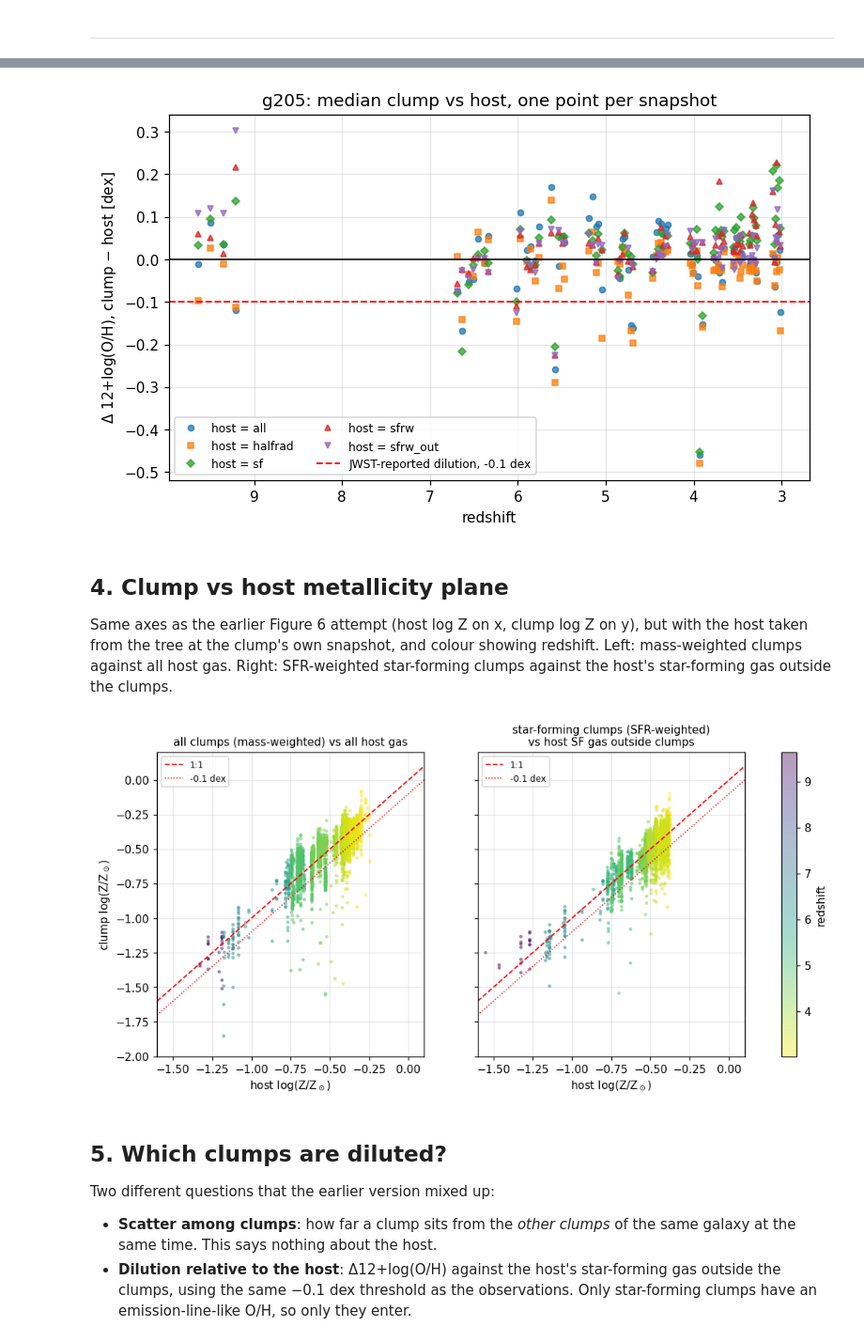
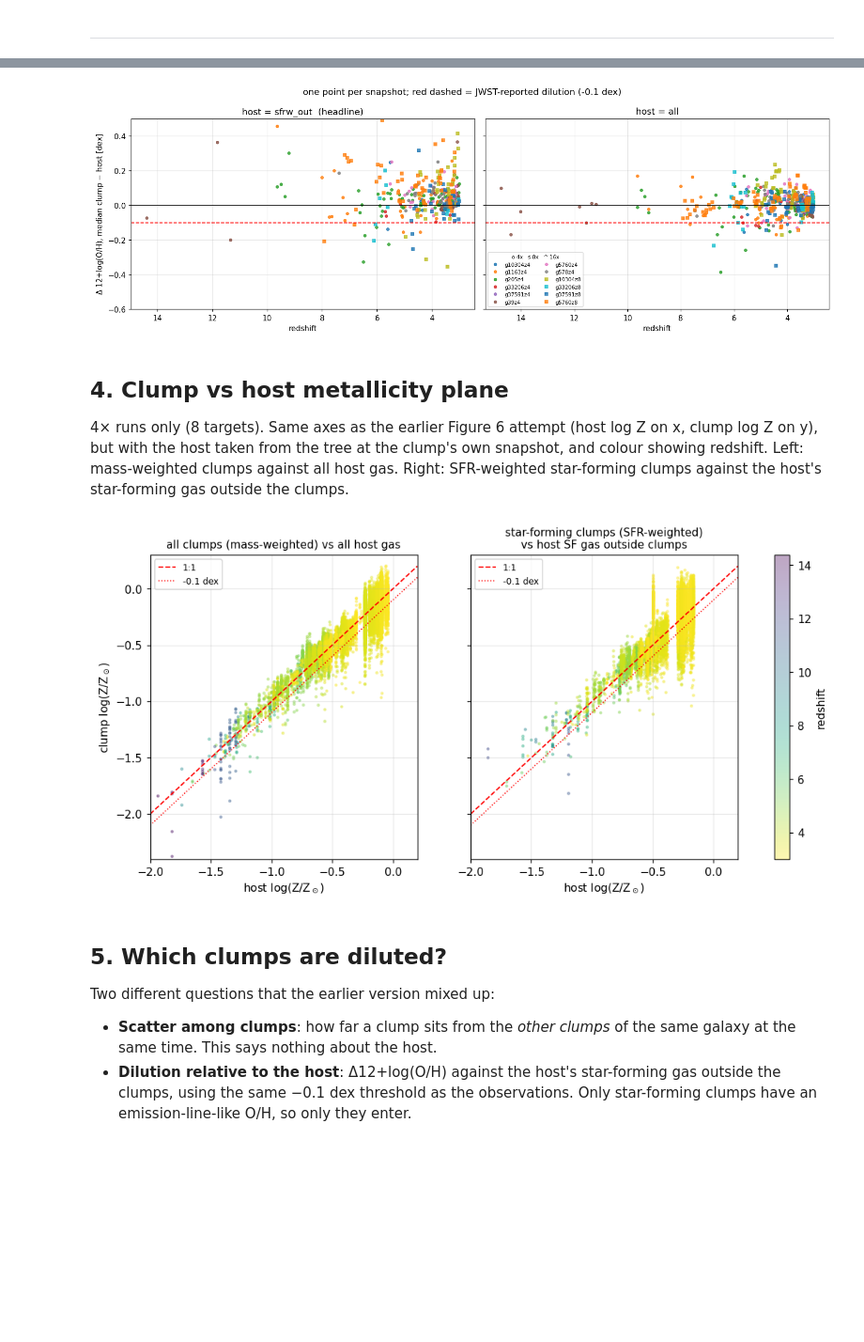
Before and after one commit to changhyun-cho/clumps, a Jupyter notebook: clumps.ipynb, the cells around one changed output, grey strips where cells are left out. Shown at 94% size. Cells and saved outputs as stored; diff of their text form; code cells hidden in the pictures; blank space fills up the shorter version.

```diff
--- a/clumps.ipynb
+++ b/clumps.ipynb
@@ -273,6 +273,7 @@ def load_host(path):
     out = pd.DataFrame({"Snapshot": t["snap"].astype(int),
                         "GroupID": t["Group_GroupID"].astype(int),
                         "R200": t["phys_Group_Group_R_Crit200_kpc"],
+                        "rhalf_star": t["phys_Sub_SubhaloHalfmassRadType_4_kpc"],
                         "rank": t["Sub_SubhaloRankInGr"].astype(int),
                         "host_SFR": t["Sub_SubhaloSFR"],
                         "group_SFR": t["Group_GroupSFR"],
@@ -290,8 +291,9 @@ def load_host(path):
 
 
 hosts = {}
-for path in sorted(glob.glob("*_host_halo.csv")):
+# repo root first, host_trees/ last, so host_trees/ wins if a run is in both
+for path in sorted(glob.glob("*_host_halo.csv")) + sorted(glob.glob("host_trees/*_host_halo.csv")):
     target, zoom = os.path.basename(path).replace("_host_halo.csv", "").split("_")
     hosts[target + zoom] = load_host(path)
-print("runs with a host tree:", list(hosts))
+print("runs with a host tree (%d): %s" % (len(hosts), ", ".join(hosts)))
 # %% [output]
@@ -309,5 +315,11 @@ Everything below assumes that clouds with `HaloID == Group_GroupID` belong to th
 # %%
 allclouds = tz_gmc.load(variant="fiducial")      # every cloud, unresolved included
+
+
+def rho(a, b):
+    """Spearman rho, NaN when there are too few points to mean anything."""
+    a, b = np.asarray(a, float), np.asarray(b, float)
+    return spearmanr(a, b)[0] if len(a) >= 3 else np.nan
 
 
 def host_match_table(run, host):
@@ -355,8 +367,8 @@ for run, host in hosts.items():
         "reshuffled: HaloID 0 max SFR / host": z_rs["r_SFR"].max(),
         "reshuffled: matched median Z ratio": m_rs["r_Z"].median(),
         # test 3
-        "tracking rho, matched": spearmanr(tr_yes["SFR"], tr_yes["Snapshot"].map(h["host_SFR"]))[0],
-        "tracking rho, other": spearmanr(tr_no["SFR"], tr_no["Snapshot"].map(h["host_SFR"]))[0],
+        "tracking rho, matched": rho(tr_yes["SFR"], tr_yes["Snapshot"].map(h["host_SFR"])),
+        "tracking rho, other": rho(tr_no["SFR"], tr_no["Snapshot"].map(h["host_SFR"])),
         # test 4
         "satellite snapshots with host clouds": int(sat["Snapshot"].nunique()),
     })
@@ -601,34 +707,38 @@ Delta 12+log(O/H) = clump - host, dex; median [16th, 84th] over snapshots
 # %%
-fig, ax = plt.subplots(figsize=(8, 4.6))
-for key, mk in zip(HOSTS, "osD^v"):
-    ax.plot(snaps["z"], snaps[f"dOH_{key}"], mk, ms=4, alpha=0.75, label=f"host = {key}")
-ax.axhline(0, color="k", lw=1)
-ax.axhline(-0.1, color="r", ls="--", lw=1.2, label="JWST-reported dilution, -0.1 dex")
-ax.invert_xaxis()
-ax.set_xlabel("redshift")
-ax.set_ylabel(r"$\Delta$ 12+log(O/H), clump $-$ host [dex]")
-ax.set_title("g205: median clump vs host, one point per snapshot")
-ax.legend(fontsize=8, ncol=2)
+fig, axes = plt.subplots(1, 2, figsize=(14, 4.8), sharey=True)
+for ax, key in zip(axes, ["sfrw_out", "all"]):
+    for (res, run), s in snaps.groupby(["res", "Run"]):
+        ax.plot(s["z"], s[f"dOH_{key}"], {4: "o", 8: "s", 16: "^"}[res], ms=3.5, alpha=0.8, label=run)
+    ax.axhline(0, color="k", lw=1)
+    ax.axhline(-0.1, color="r", ls="--", lw=1.2)
+    ax.invert_xaxis()
+    ax.set_xlabel("redshift")
+    ax.set_title(f"host = {key}" + ("  (headline)" if key == "sfrw_out" else ""))
+axes[0].set_ylabel(r"$\Delta$ 12+log(O/H), median clump $-$ host [dex]")
+axes[1].legend(fontsize=7, ncol=2, loc="lower left", title="o 4x   s 8x   ^ 16x", title_fontsize=7)
+axes[0].set_ylim(-0.6, 0.5)
+plt.suptitle("one point per snapshot; red dashed = JWST-reported dilution (-0.1 dex)")
+plt.tight_layout()
 plt.show()
 # %% [output]
-[figure, old version]
+[figure, new version]
 # %% [markdown]
 ## 4. Clump vs host metallicity plane
 
-Same axes as the earlier Figure 6 attempt (host log Z on x, clump log Z on y), but with the host taken from the tree at the clump's own snapshot, and colour showing redshift. Left: mass-weighted clumps against all host gas. Right: SFR-weighted star-forming clumps against the host's star-forming gas outside the clumps.
+4× runs only (8 targets). Same axes as the earlier Figure 6 attempt (host log Z on x, clump log Z on y), but with the host taken from the tree at the clump's own snapshot, and colour showing redshift. Left: mass-weighted clumps against all host gas. Right: SFR-weighted star-forming clumps against the host's star-forming gas outside the clumps.
 # %%
-pc = clumps.join(snaps[["Z_sfrw_out"]], on=["Run", "Snapshot"])
+pc = clumps[clumps["res"] == 4].join(snaps[["Z_sfrw_out"]], on=["Run", "Snapshot"])
 fig, axes = plt.subplots(1, 2, figsize=(12, 5), sharex=True, sharey=True)
-lims = [-1.6, 0.1]
+lims = [-2.0, 0.2]
 panels = [("Z_all", "Z_Zsun", "all clumps (mass-weighted) vs all host gas", pc),
           ("Z_sfrw_out", "Z_sfr_Zsun", "star-forming clumps (SFR-weighted)\nvs host SF gas outside clumps",
            pc[pc["star_forming"]])]
 for ax, (xcol, ycol, title, d) in zip(axes, panels):
     d = d[(d[xcol] > 0) & (d[ycol] > 0)]
-    sc = ax.scatter(np.log10(d[xcol]), np.log10(d[ycol]), c=d["z"], s=5, alpha=0.4, cmap="viridis_r")
+    sc = ax.scatter(np.log10(d[xcol]), np.log10(d[ycol]), c=d["z"], s=4, alpha=0.35, cmap="viridis_r")
     ax.plot(lims, lims, "r--", lw=1.2, label="1:1")
     ax.plot(lims, np.array(lims) - 0.1, "r:", lw=1, label="-0.1 dex")
-    ax.set_xlim(lims); ax.set_ylim(-2.0, 0.2)
+    ax.set_xlim(lims); ax.set_ylim(-2.4, 0.3)
     ax.set_xlabel(r"host log(Z/Z$_\odot$)")
     ax.set_title(title, fontsize=10)
     ax.legend(fontsize=8, loc="upper left")
@@ -636,7 +746,7 @@ axes[0].set_ylabel(r"clump log(Z/Z$_\odot$)")
 fig.colorbar(sc, ax=axes, label="redshift")
 plt.show()
 # %% [output]
-[figure, old version]
+[figure, new version]
 # %% [markdown]
 ## 5. Which clumps are diluted?
 
```
Also changed, not shown: parts of 35 cells of this notebook, 6 other files.
